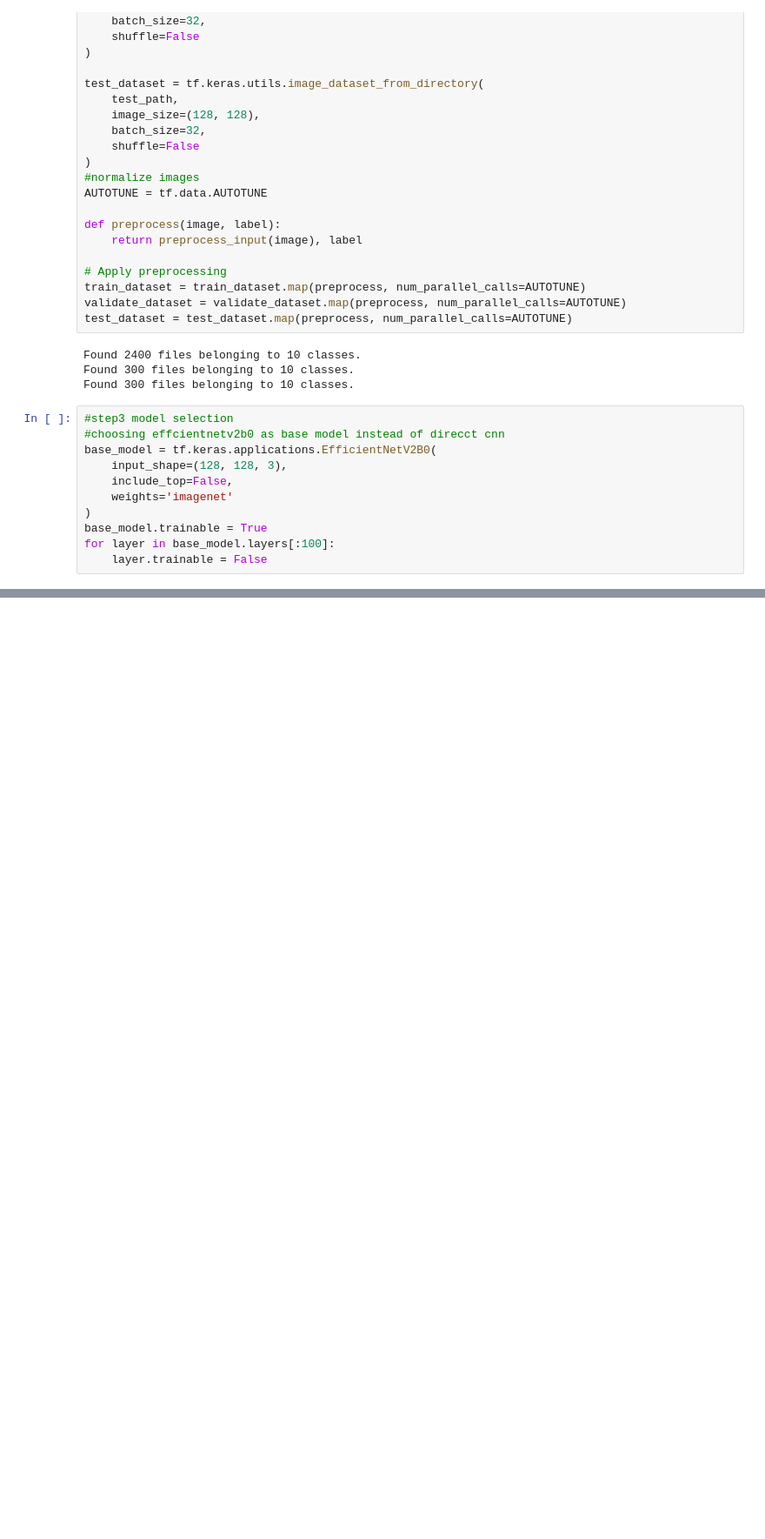
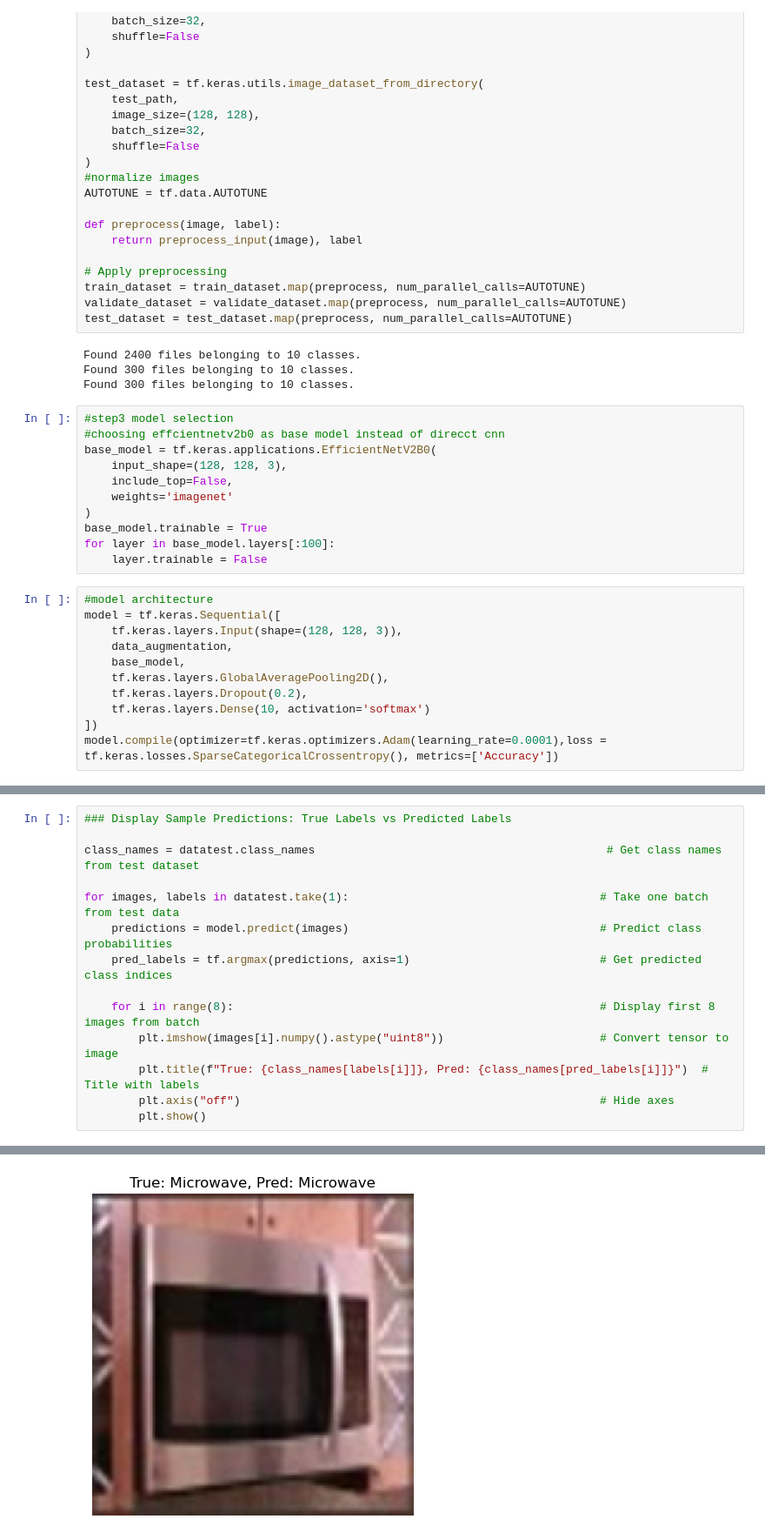
Before and after one commit to ShraddhaDolas/E-waste-classification, a Jupyter notebook: e-waste.ipynb, the cells around one changed output, grey strips where cells are left out. Shown at 87% size. Cells and saved outputs as stored; diff of their text form; blank space fills up the shorter version.

```diff
--- a/e-waste.ipynb
+++ b/e-waste.ipynb
@@ -180,3 +175,14 @@ base_model = tf.keras.applications.EfficientNetV2B0(
 base_model.trainable = True
 for layer in base_model.layers[:100]:
     layer.trainable = False
+# %%
+#model architecture
+model = tf.keras.Sequential([
+    tf.keras.layers.Input(shape=(128, 128, 3)),
+    data_augmentation,
+    base_model,
+    tf.keras.layers.GlobalAveragePooling2D(),
+    tf.keras.layers.Dropout(0.2),
+    tf.keras.layers.Dense(10, activation='softmax')
+])
+model.compile(optimizer=tf.keras.optimizers.Adam(learning_rate=0.0001),loss = tf.keras.losses.SparseCategoricalCrossentropy(), metrics=['Accuracy'])
@@ -182,0 +310,15 @@ for layer in base_model.layers[:100]:
+# %%
+### Display Sample Predictions: True Labels vs Predicted Labels
+
+class_names = datatest.class_names                                           # Get class names from test dataset
+
+for images, labels in datatest.take(1):                                     # Take one batch from test data
+    predictions = model.predict(images)                                     # Predict class probabilities
+    pred_labels = tf.argmax(predictions, axis=1)                            # Get predicted class indices
+
+    for i in range(8):                                                      # Display first 8 images from batch
+        plt.imshow(images[i].numpy().astype("uint8"))                       # Convert tensor to image
+        plt.title(f"True: {class_names[labels[i]]}, Pred: {class_names[pred_labels[i]]}")  # Title with labels
+        plt.axis("off")                                                     # Hide axes
+        plt.show()
+# %% [output]
@@ -182,0 +326 @@ for layer in base_model.layers[:100]:
+[figure, added]
```
Also changed, not shown: parts of 17 cells of this notebook.
